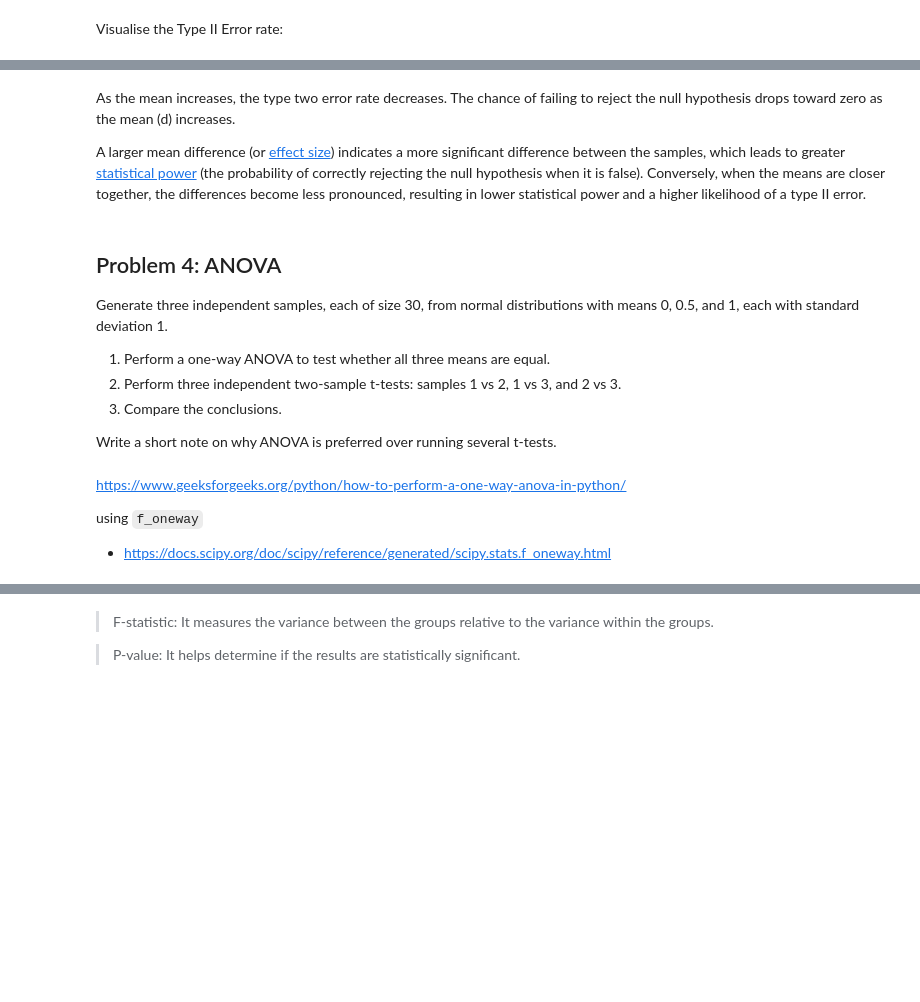
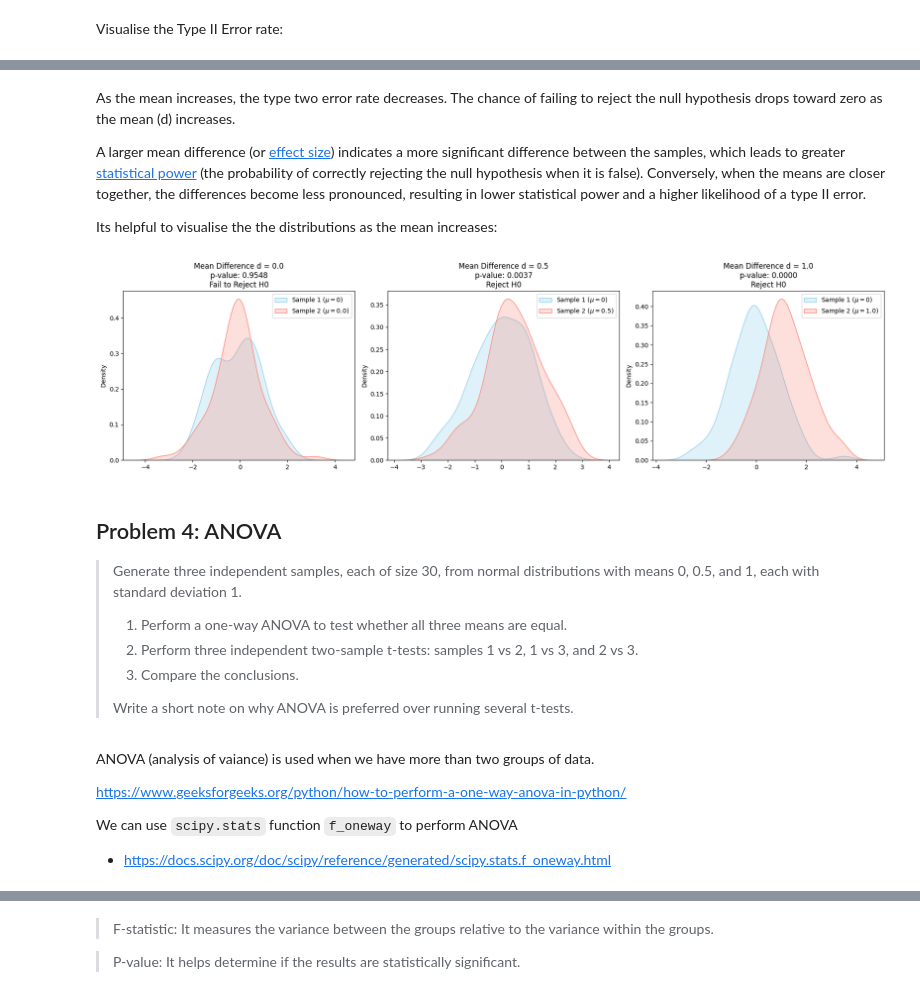
Before and after one commit to holmstead/applied_statistics, a Jupyter notebook: problems.ipynb, the cells around one changed output, grey strips where cells are left out. Saved outputs shown, nothing was run; the diff lists cells and outputs as text; code cells hidden in the pictures; blank space fills up the shorter version.

Commit message:
formatting, tidy up

```diff
--- a/problems.ipynb
+++ b/problems.ipynb
@@ -574,15 +589,48 @@ ax.set_title("Type II Error Rate vs. Mean Difference");
 As the mean increases, the type two error rate decreases. The chance of failing to reject the null hypothesis drops toward zero as the mean (d) increases.
 
 A larger mean difference (or [effect size](https://www.statology.org/effect-size/)) indicates a more significant difference between the samples, which leads to greater [statistical power](https://www.statisticshowto.com/probability-and-statistics/statistics-definitions/statistical-power/) (the probability of correctly rejecting the null hypothesis when it is false). Conversely, when the means are closer together, the differences become less pronounced, resulting in lower statistical power and a higher likelihood of a type II error.
+
+Its helpful to visualise the the distributions as the mean increases:
+# %%
+# Create figure with 3 subplots side-by-side
+fig, axes = plt.subplots(1, 3, figsize=(18, 5))
+
+# Initialize a counter to track which subplot to use
+plot_index = 0
+
+for d in mean_differences:
+    sample_1 = np.random.normal(loc=0, scale=1, size=n_samples)
+    sample_2 = np.random.normal(loc=d, scale=1, size=n_samples)
+
+    t_statistic, p_value = stats.ttest_ind(sample_1, sample_2)
+
+    # Only plot for these specific values
+    if d in (0, 0.5, 1.0):
+        sns.kdeplot(sample_1, fill=True, color="skyblue", label="Sample 1 ($\mu=0$)", ax=axes[plot_index])
+        sns.kdeplot(sample_2, fill=True, color="salmon", label=f"Sample 2 ($\mu={d}$)", ax=axes[plot_index])
+
+        # Formatting
+        decision = "Reject H0" if p_value < 0.05 else "Fail to Reject H0"
+        axes[plot_index].set_title(f"Mean Difference d = {d}\np-value: {p_value:.4f}\n{decision}")
+        axes[plot_index].legend()
+
+        # Move to the next subplot for the next d value
+        plot_index += 1
+
+plt.tight_layout()
+plt.show()
+# %% [output]
+[figure, added]
 # %% [markdown]
 ## Problem 4: ANOVA
-Generate three independent samples, each of size 30, from normal distributions with means 0, 0.5, and 1, each with standard deviation 1.
 
-1. Perform a one-way ANOVA to test whether all three means are equal.
-2. Perform three independent two-sample t-tests: samples 1 vs 2, 1 vs 3, and 2 vs 3.
-3. Compare the conclusions.
-
-Write a short note on why ANOVA is preferred over running several t-tests.
+>Generate three independent samples, each of size 30, from normal distributions with means 0, 0.5, and 1, each with standard deviation 1.
+>
+>1. Perform a one-way ANOVA to test whether all three means are equal.
+>2. Perform three independent two-sample t-tests: samples 1 vs 2, 1 vs 3, and 2 vs 3.
+>3. Compare the conclusions.
+>
+>Write a short note on why ANOVA is preferred over running several t-tests.
 # %%
 # Define size and standard deviation
 size = 30
@@ -593,9 +641,11 @@ sample_1 = np.random.normal(loc=0, scale=std_dev, size=size)
 sample_2 = np.random.normal(loc=0.5, scale=std_dev, size=size)
 sample_3 = np.random.normal(loc=1, scale=std_dev, size=size)
 # %% [markdown]
+ANOVA (analysis of vaiance) is used when we have more than two groups of data.
+
 https://www.geeksforgeeks.org/python/how-to-perform-a-one-way-anova-in-python/
 
-using `f_oneway`
+We can use `scipy.stats` function `f_oneway` to perform ANOVA
 
 - https://docs.scipy.org/doc/scipy/reference/generated/scipy.stats.f_oneway.html
 # %%
```
Also changed, not shown: parts of 25 cells of this notebook.
